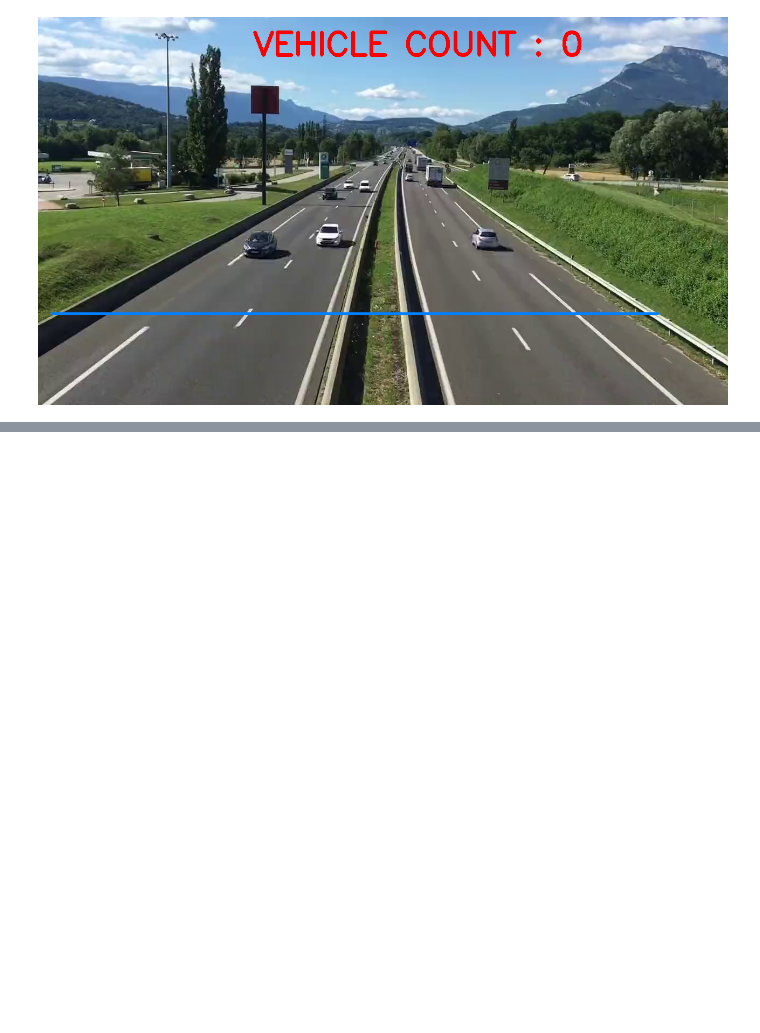
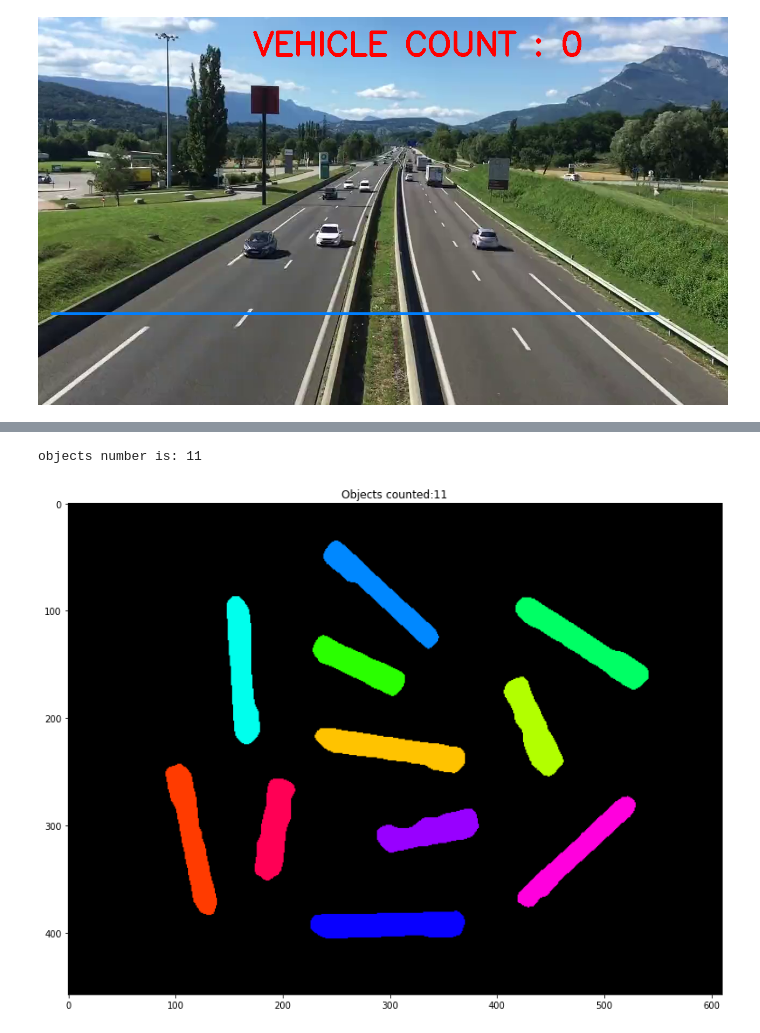
Before and after one commit to hunaynr/PCVK_Genap_2021, a Jupyter notebook: UAS.ipynb, the cells around one changed output, grey strips where cells are left out. Cells and saved outputs as stored; diff of their text form; code cells hidden in the pictures; blank space fills up the shorter version.

```diff
--- a/UAS.ipynb
+++ b/UAS.ipynb
@@ -81,0 +143,18 @@ capture.release()
+# %%
+f, axarr = plt. subplots(1,1,figsize=(15,10))
+# Labeling
+ret, labels = cv.connectedComponents(img_erode)
+label_hue = np.uint8(179 * labels / np.max(labels))
+blank_ch = 255 * np.ones_like(label_hue)
+labeled_img = cv.merge([label_hue, blank_ch, blank_ch])
+labeled_img = cv.cvtColor(labeled_img, cv.COLOR_HSV2BGR)
+labeled_img[label_hue == 0] = 0
+
+plt.subplot(111)
+plt.title('Objects counted:'+ str(ret-1))
+plt.imshow(labeled_img)
+print('objects number is:', ret-1)
+plt.show()
+# %% [output]
+objects number is: 11
+[figure, added]
```
Also changed, not shown: parts of 6 cells of this notebook.
